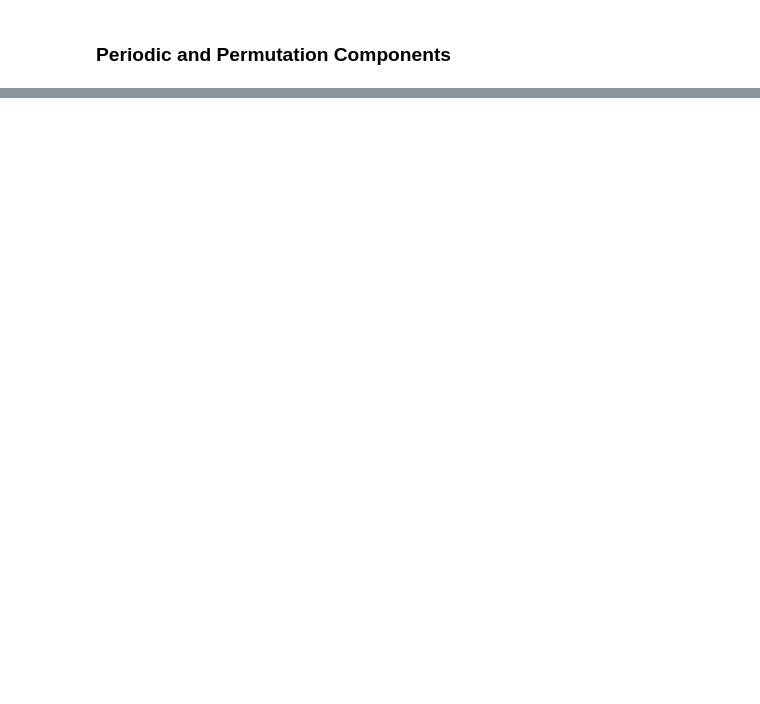
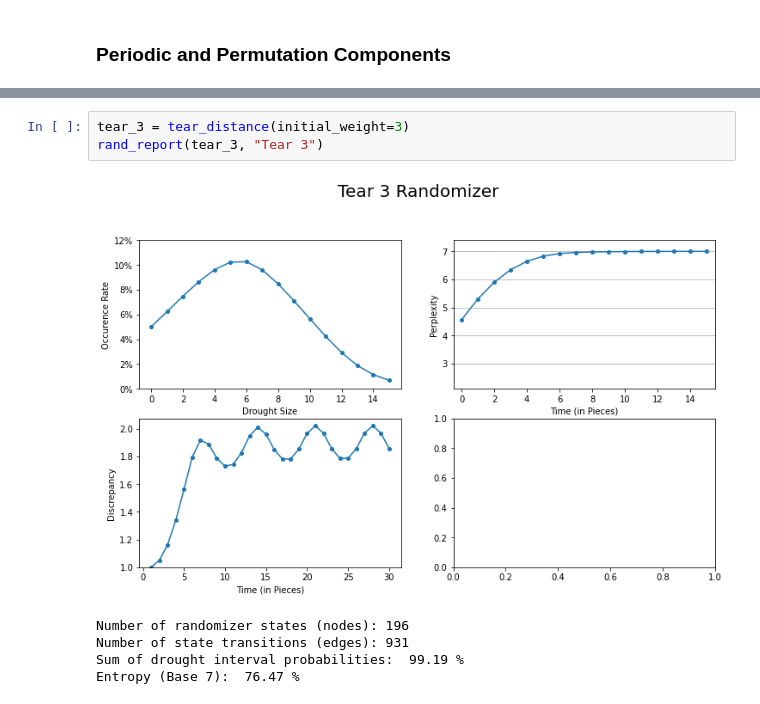
Before and after one commit to ericjtaylor/new_bags, a Jupyter notebook: new_bag.ipynb, the cells around one changed output, grey strips where cells are left out. Cells and saved outputs as stored; diff of their text form; blank space fills up the shorter version.

```diff
--- a/new_bag.ipynb
+++ b/new_bag.ipynb
@@ -1941,0 +2001,9 @@ Entropy (Base 7):  78.92 %
+# %%
+tear_3 = tear_distance(initial_weight=3)
+rand_report(tear_3, "Tear 3")
+# %% [output]
+[figure, added]
+Number of randomizer states (nodes): 196
+Number of state transitions (edges): 931
+Sum of drought interval probabilities:  99.19 %
+Entropy (Base 7):  76.47 %
```
Also changed, not shown: parts of 34 cells of this notebook.
